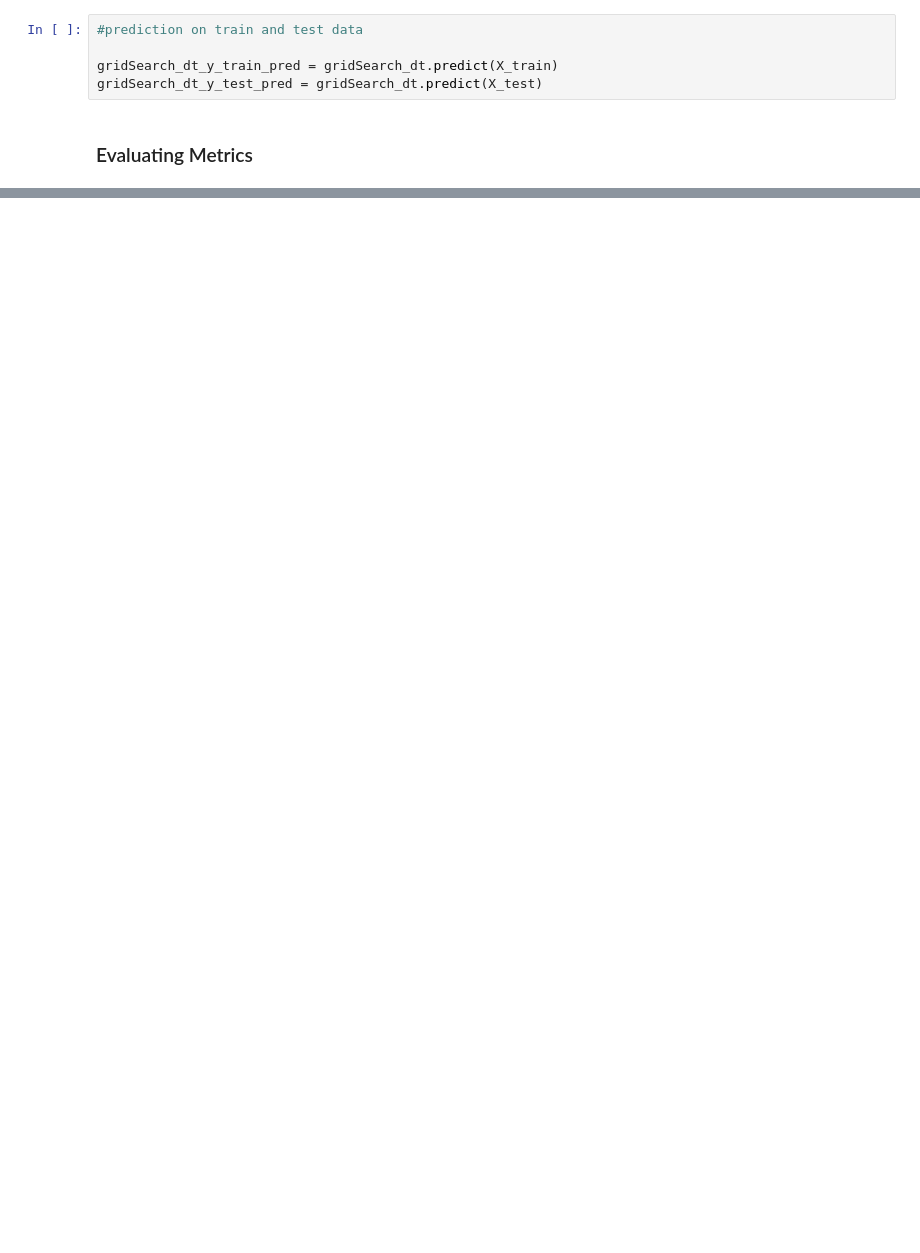
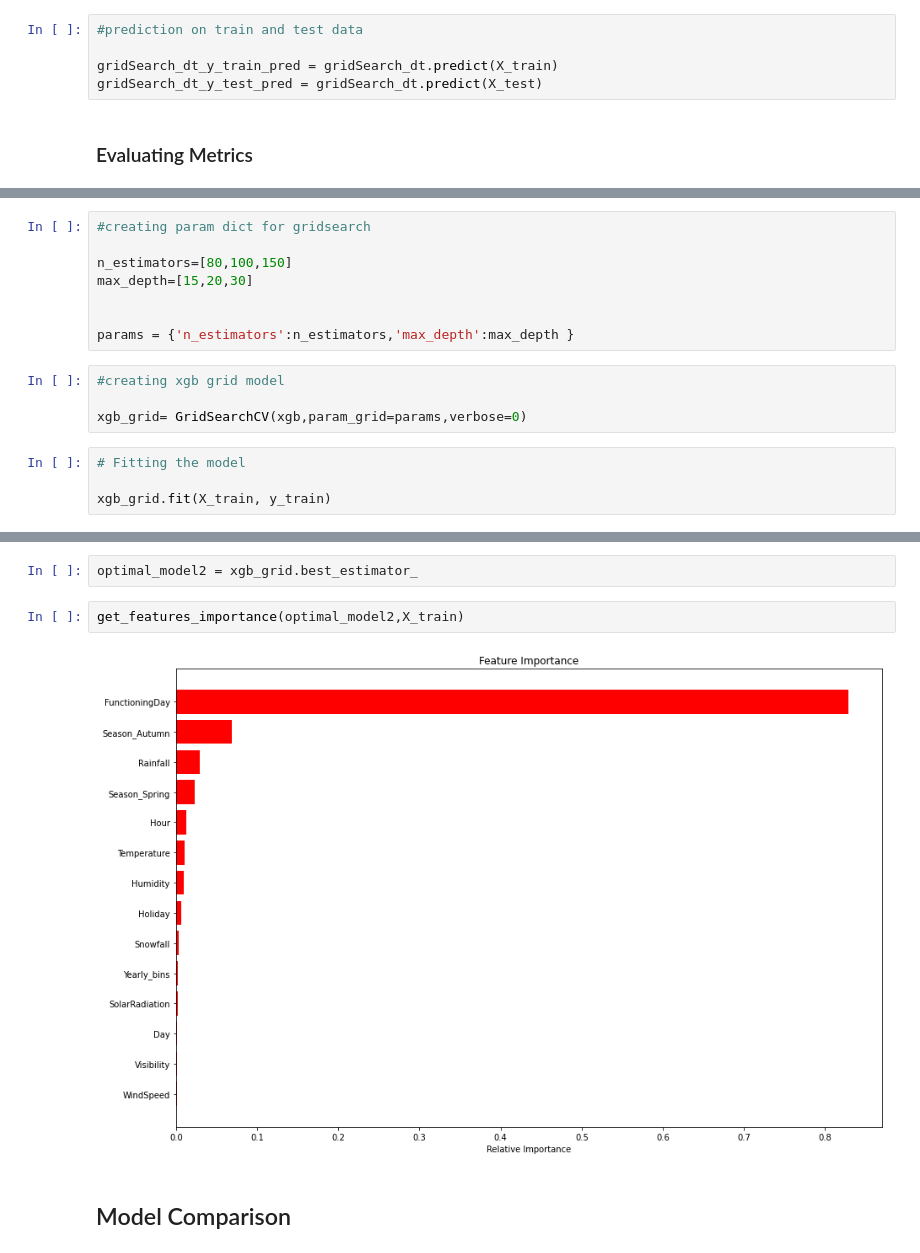
Before and after one commit to sagar2582/Capstone-2-Seoul-Bike-Sharing-Demand-Prediction, a Jupyter notebook: Seoul_Bike_Sharing_Demand_Prediction.ipynb, the cells around one changed output, grey strips where cells are left out. Drawn from its saved outputs; the diff is of its cells as text; blank space fills up the shorter version.

```diff
--- a/Seoul_Bike_Sharing_Demand_Prediction.ipynb
+++ b/Seoul_Bike_Sharing_Demand_Prediction.ipynb
@@ -1131,0 +1217,16 @@ Adjusted R2 :  0.812
+# %%
+#creating param dict for gridsearch
+
+n_estimators=[80,100,150]
+max_depth=[15,20,30]
+
+
+params = {'n_estimators':n_estimators,'max_depth':max_depth }
+# %%
+#creating xgb grid model
+
+xgb_grid= GridSearchCV(xgb,param_grid=params,verbose=0)
+# %%
+# Fitting the model
+
+xgb_grid.fit(X_train, y_train)
@@ -1131,0 +1281,8 @@ Adjusted R2 :  0.812
+# %%
+optimal_model2 = xgb_grid.best_estimator_
+# %%
+get_features_importance(optimal_model2,X_train)
+# %% [output]
+[figure, added]
+# %% [markdown]
+## Model Comparison
```
Also changed, not shown: parts of 60 cells of this notebook.
